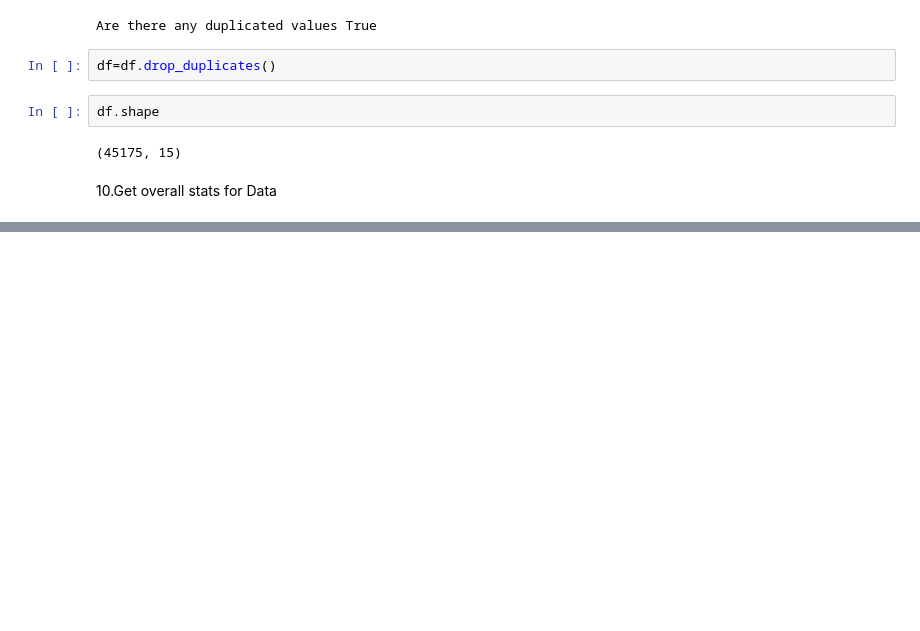
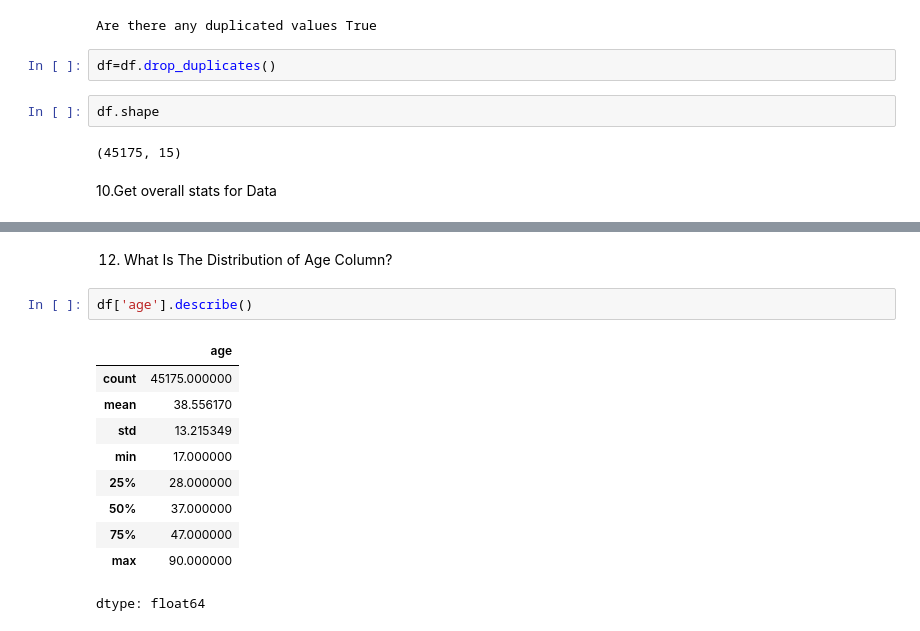
Before and after one commit to SagarRao07/Paandas, a Jupyter notebook: Casestudy3_part1.ipynb, the cells around one changed output, grey strips where cells are left out. Cells and saved outputs as stored; diff of their text form; blank space fills up the shorter version.

```diff
--- a/Casestudy3_part1.ipynb
+++ b/Casestudy3_part1.ipynb
@@ -420,0 +445,15 @@ df.describe(include='all')
+# %% [markdown]
+12. What Is The Distribution of Age Column?
+# %%
+df['age'].describe()
+# %% [output]
+|  | age |
+| count | 45175.000000 |
+| mean | 38.556170 |
+| std | 13.215349 |
+| min | 17.000000 |
+| 25% | 28.000000 |
+| 50% | 37.000000 |
+| 75% | 47.000000 |
+| max | 90.000000 |
+dtype: float64
```
Also changed, not shown: parts of 12 cells of this notebook.
